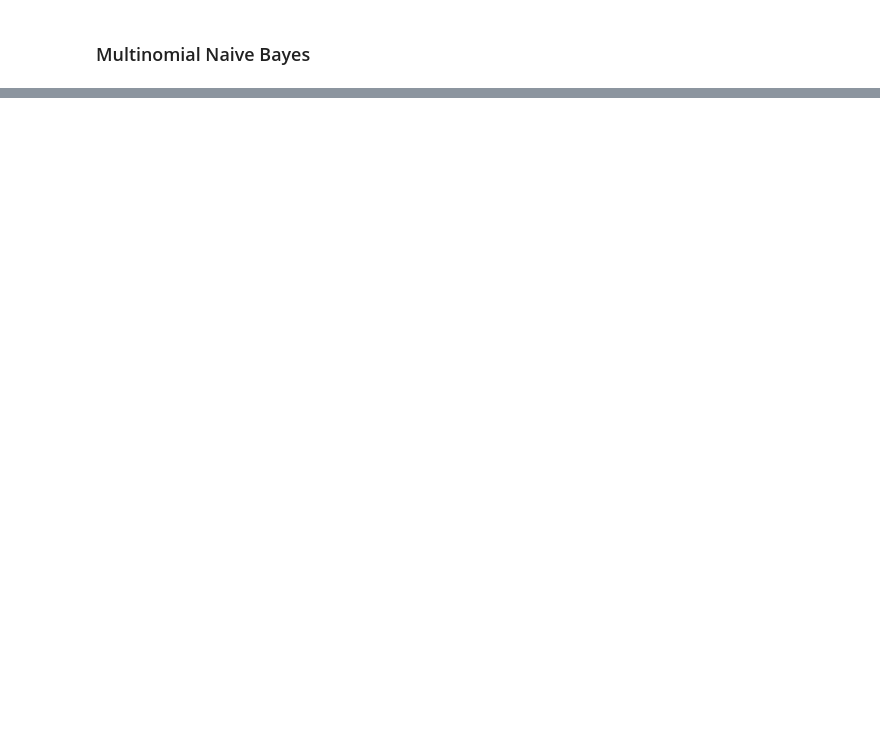
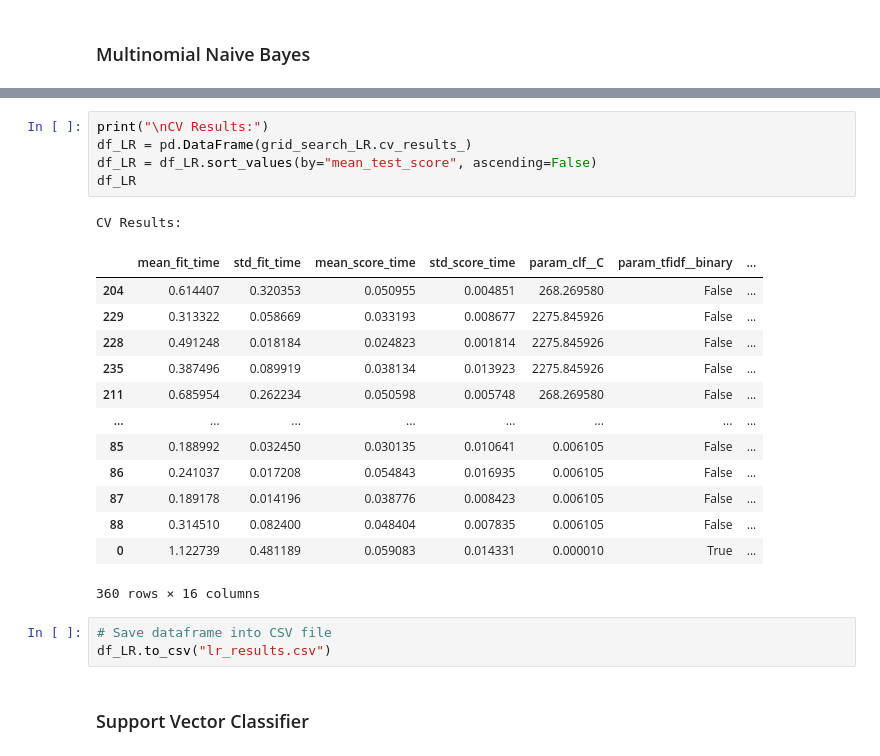
Before and after one commit to rubensmchaves/unb, a Jupyter notebook: nlp/A03_text_classifier/text_classification.ipynb, the cells around one changed output, grey strips where cells are left out. Saved outputs shown, nothing was run; the diff lists cells and outputs as text; blank space fills up the shorter version.

```diff
--- a/nlp/A03_text_classifier/text_classification.ipynb
+++ b/nlp/A03_text_classifier/text_classification.ipynb
@@ -151,0 +165,25 @@ CV Results:
+# %%
+print("\nCV Results:")
+df_LR = pd.DataFrame(grid_search_LR.cv_results_)
+df_LR = df_LR.sort_values(by="mean_test_score", ascending=False)
+df_LR
+# %% [output]
+CV Results:
+|  | mean_fit_time | std_fit_time | mean_score_time | std_score_time | param_clf__C | param_tfidf__binary | ... |
+| 204 | 0.614407 | 0.320353 | 0.050955 | 0.004851 | 268.269580 | False | ... |
+| 229 | 0.313322 | 0.058669 | 0.033193 | 0.008677 | 2275.845926 | False | ... |
+| 228 | 0.491248 | 0.018184 | 0.024823 | 0.001814 | 2275.845926 | False | ... |
+| 235 | 0.387496 | 0.089919 | 0.038134 | 0.013923 | 2275.845926 | False | ... |
+| 211 | 0.685954 | 0.262234 | 0.050598 | 0.005748 | 268.269580 | False | ... |
+| ... | ... | ... | ... | ... | ... | ... | ... |
+| 85 | 0.188992 | 0.032450 | 0.030135 | 0.010641 | 0.006105 | False | ... |
+| 86 | 0.241037 | 0.017208 | 0.054843 | 0.016935 | 0.006105 | False | ... |
+| 87 | 0.189178 | 0.014196 | 0.038776 | 0.008423 | 0.006105 | False | ... |
+| 88 | 0.314510 | 0.082400 | 0.048404 | 0.007835 | 0.006105 | False | ... |
+| 0 | 1.122739 | 0.481189 | 0.059083 | 0.014331 | 0.000010 | True | ... |
+360 rows × 16 columns
+# %%
+# Save dataframe into CSV file
+df_LR.to_csv("lr_results.csv")
+# %% [markdown]
+### Support Vector Classifier
```
Also changed, not shown: parts of 13 cells of this notebook.
